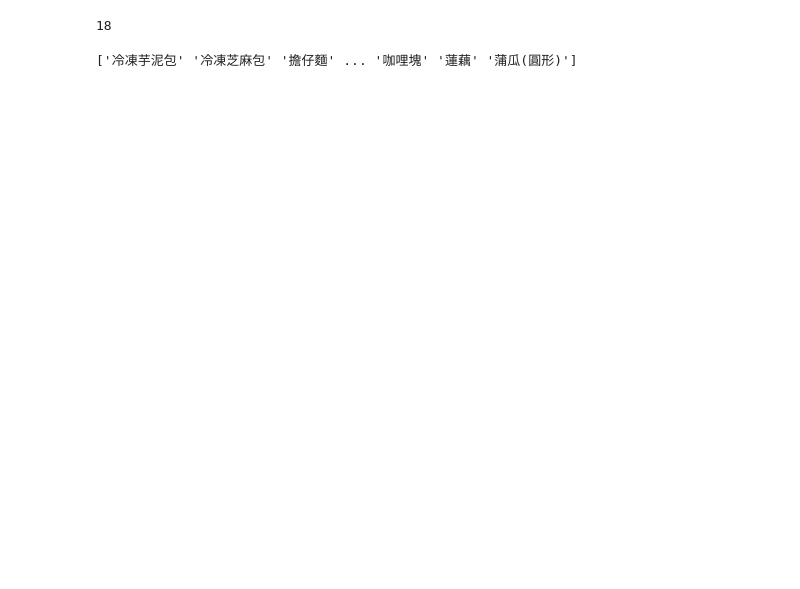
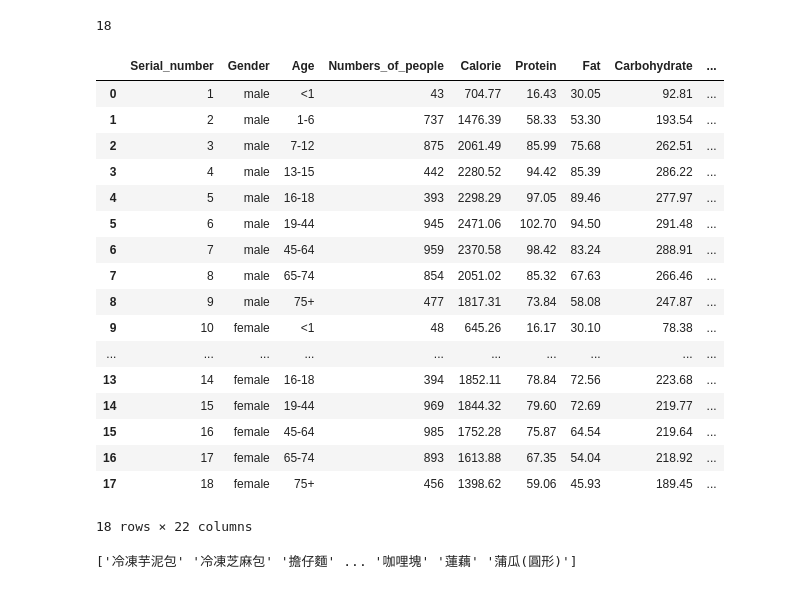
Before and after one commit to Spector3702/DailyNutriPlanner, a Jupyter notebook: Data/PreProcess.ipynb, the cells around one changed output. Saved outputs shown, nothing was run; the diff lists cells and outputs as text; code cells hidden in the pictures; blank space fills up the shorter version.

```diff
--- a/Data/PreProcess.ipynb
+++ b/Data/PreProcess.ipynb
@@ -167,6 +167,7 @@ rm_col.remove('每單位含量')
 en_rf = rn_df.drop(rm_col, axis=1)
 # %%
 df = pd.DataFrame({
+    'Serial_number' : [1,2,3,4,5,6,7,8,9,10,11,12,13,14,15,16,17,18],
     'Gender': ['male','male','male','male','male','male','male','male','male','female','female','female','female','female','female','female','female','female'],
     'Age': ['<1','1-6','7-12','13-15','16-18','19-44','45-64','65-74','75+','<1','1-6','7-12','13-15','16-18','19-44','45-64','65-74','75+'],
     'Numbers_of_people' : [43,737,875,442,393,945,959,854,477,48,709,880,429,394,969,985,893,456],
@@ -188,7 +189,8 @@ df = pd.DataFrame({
     'Zn' : [6.02,8.75,11.87,13.00,12.89,13.88,14.11,12.96,11.20,4.96,7.55,9.67,9.46,11.03,10.58,10.80,10.32,9.78],
     'Na' : [245.35,1980.33,3364.69,3743.90,3749.62,4140.41,3563.29,2979.81,2557.96,252.06,1855.28,2839.04,2837.79,3016.81,3196.05,2803.28,2351.99,2194.12],
     'K' : [757.37,1758.48,2322.66,2408.84,2332.97,2665.89,3007.36,3016.00,2681.86,782.08,1619.22,1991.35,1865.73,2096.43,2287.28,2701.78,2684.74,2159.99]
-    })
+    }
+    )
 # %%
 en_rf.columns
 # %% [output]
@@ -482,6 +482,27 @@ OperationalError: (pymysql.err.OperationalError) (2003, "Can't connect to MySQL
 df.to_sql(name = 'recommended_nutrition', con = engine, if_exists = 'replace', index = False)
 # %% [output]
 18
+# %%
+df
+# %% [output]
+|  | Serial_number | Gender | Age | Numbers_of_people | Calorie | Protein | Fat | Carbohydrate | ... |
+| 0 | 1 | male | <1 | 43 | 704.77 | 16.43 | 30.05 | 92.81 | ... |
+| 1 | 2 | male | 1-6 | 737 | 1476.39 | 58.33 | 53.30 | 193.54 | ... |
+| 2 | 3 | male | 7-12 | 875 | 2061.49 | 85.99 | 75.68 | 262.51 | ... |
+| 3 | 4 | male | 13-15 | 442 | 2280.52 | 94.42 | 85.39 | 286.22 | ... |
+| 4 | 5 | male | 16-18 | 393 | 2298.29 | 97.05 | 89.46 | 277.97 | ... |
+| 5 | 6 | male | 19-44 | 945 | 2471.06 | 102.70 | 94.50 | 291.48 | ... |
+| 6 | 7 | male | 45-64 | 959 | 2370.58 | 98.42 | 83.24 | 288.91 | ... |
+| 7 | 8 | male | 65-74 | 854 | 2051.02 | 85.32 | 67.63 | 266.46 | ... |
+| 8 | 9 | male | 75+ | 477 | 1817.31 | 73.84 | 58.08 | 247.87 | ... |
+| 9 | 10 | female | <1 | 48 | 645.26 | 16.17 | 30.10 | 78.38 | ... |
+| ... | ... | ... | ... | ... | ... | ... | ... | ... | ... |
+| 13 | 14 | female | 16-18 | 394 | 1852.11 | 78.84 | 72.56 | 223.68 | ... |
+| 14 | 15 | female | 19-44 | 969 | 1844.32 | 79.60 | 72.69 | 219.77 | ... |
+| 15 | 16 | female | 45-64 | 985 | 1752.28 | 75.87 | 64.54 | 219.64 | ... |
+| 16 | 17 | female | 65-74 | 893 | 1613.88 | 67.35 | 54.04 | 218.92 | ... |
+| 17 | 18 | female | 75+ | 456 | 1398.62 | 59.06 | 45.93 | 189.45 | ... |
+18 rows × 22 columns
 # %%
 a = rn_df['樣品名稱'].unique()
 # %% [output]
```
Also changed, not shown: parts of 2 cells of this notebook, 1 other file.
